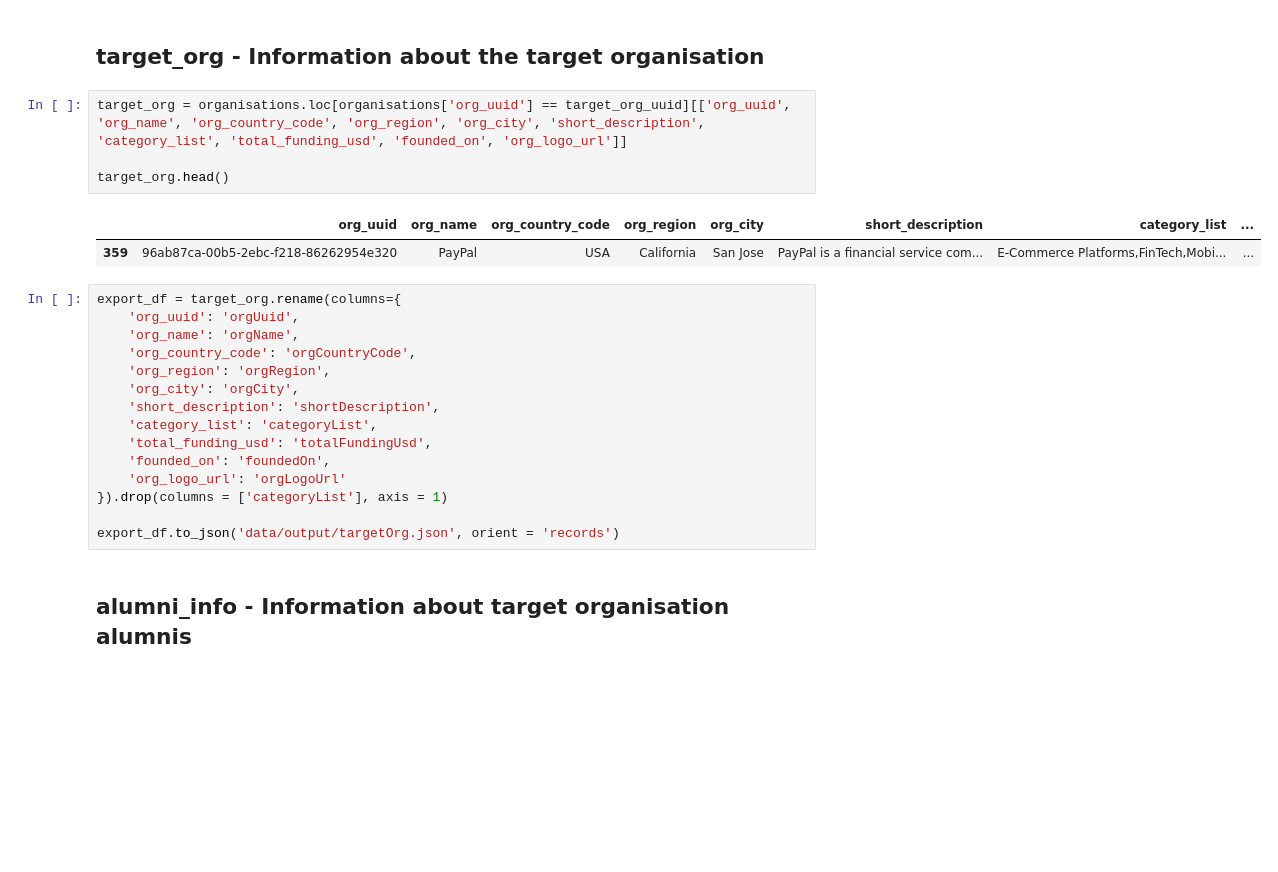
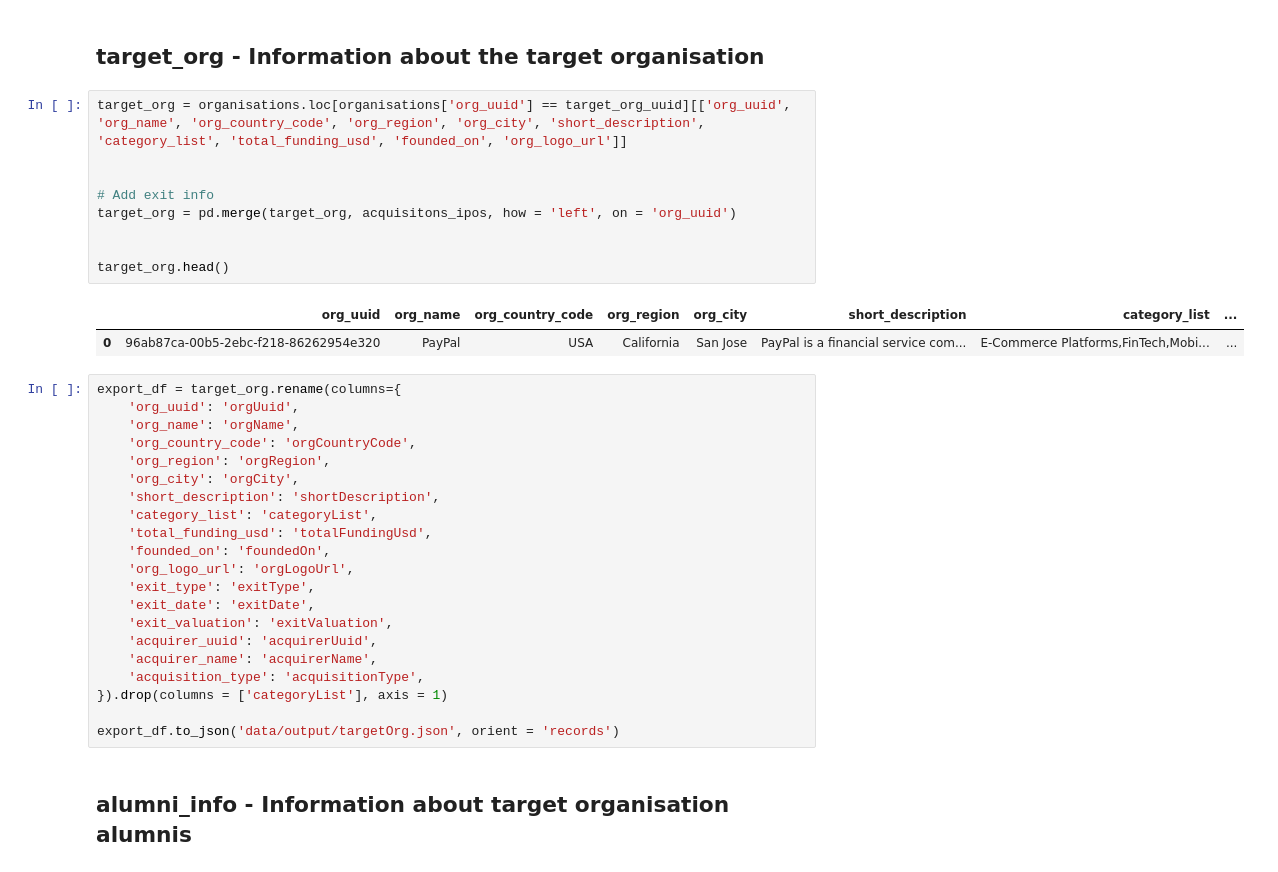
Before and after one commit to johanhaha/VentureMafia-Backend, a Jupyter notebook: data_analysis/VentureMafia.ipynb, the cells around one changed output. Drawn from its saved outputs; the diff is of its cells as text; blank space fills up the shorter version.

Commit message:
Added exit info for target org

```diff
--- a/data_analysis/VentureMafia.ipynb
+++ b/data_analysis/VentureMafia.ipynb
@@ -218,10 +218,15 @@ Process:
 # %%
 target_org = organisations.loc[organisations['org_uuid'] == target_org_uuid][['org_uuid', 'org_name', 'org_country_code', 'org_region', 'org_city', 'short_description', 'category_list', 'total_funding_usd', 'founded_on', 'org_logo_url']]
 
+
+# Add exit info
+target_org = pd.merge(target_org, acquisitons_ipos, how = 'left', on = 'org_uuid')
+
+
 target_org.head()
 # %% [output]
 |  | org_uuid | org_name | org_country_code | org_region | org_city | short_description | category_list | ... |
-| 359 | 96ab87ca-00b5-2ebc-f218-86262954e320 | PayPal | USA | California | San Jose | PayPal is a financial service com... | E-Commerce Platforms,FinTech,Mobi... | ... |
+| 0 | 96ab87ca-00b5-2ebc-f218-86262954e320 | PayPal | USA | California | San Jose | PayPal is a financial service com... | E-Commerce Platforms,FinTech,Mobi... | ... |
 # %%
 export_df = target_org.rename(columns={
     'org_uuid': 'orgUuid',
@@ -233,7 +238,13 @@ export_df = target_org.rename(columns={
     'category_list': 'categoryList',
     'total_funding_usd': 'totalFundingUsd',
     'founded_on': 'foundedOn',
-    'org_logo_url': 'orgLogoUrl'
+    'org_logo_url': 'orgLogoUrl',
+    'exit_type': 'exitType',
+    'exit_date': 'exitDate',
+    'exit_valuation': 'exitValuation',
+    'acquirer_uuid': 'acquirerUuid',
+    'acquirer_name': 'acquirerName',
+    'acquisition_type': 'acquisitionType',
 }).drop(columns = ['categoryList'], axis = 1)
 
 export_df.to_json('data/output/targetOrg.json', orient = 'records')
```
Also changed, not shown: 1 other file.
